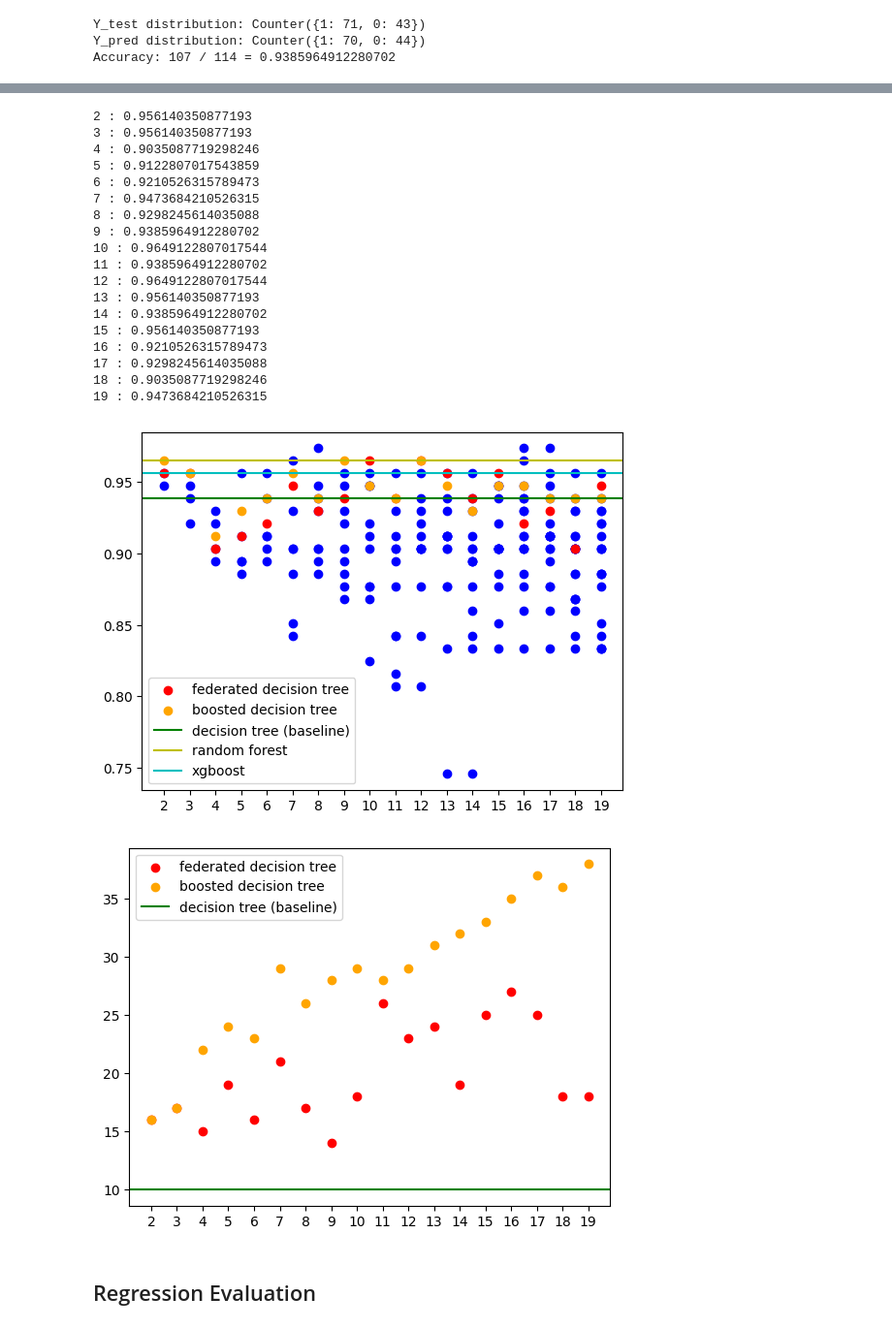
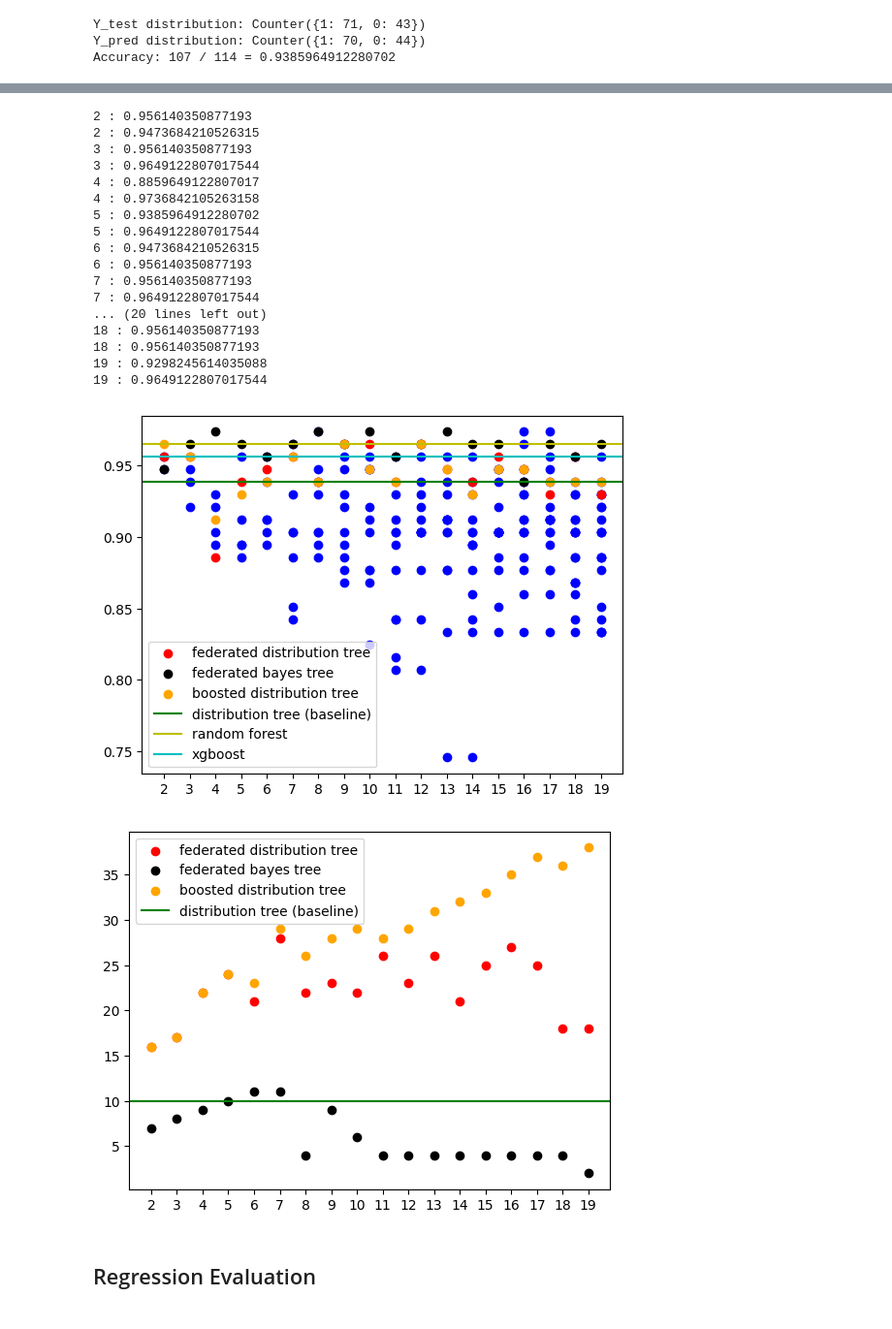
Before and after one commit to TakoAI/federated-decision-tree, a Jupyter notebook: federated-decision-tree-evaluation.ipynb, the cells around one changed output, grey strips where cells are left out. Shown: that part at 97% size. Cells and saved outputs as stored; diff of their text form; code cells hidden in the pictures.

Commit message:
2023-04-08-bayes-tree

```diff
--- a/federated-decision-tree-evaluation.ipynb
+++ b/federated-decision-tree-evaluation.ipynb
@@ -45,8 +45,9 @@ XGBClassifier(base_score=None, booster=None, callbacks=None,
               n_estimators=100, n_jobs=None, num_parallel_tree=None,
               predictor=None, random_state=None, ...)
 # %%
-# Initiate and train the federated decision tree
-root = FDT(X_train, Y_train).grow_tree()
+# Initiate and train the federated distribution tree
+root = FDT().fit(X_train, Y_train)
+root2 = FDT(algo_type="bayes").fit(X_train, Y_train)
 # %%
 def evaluate_test(root, verbose = True):
     Xsubset = X_test.copy()
@@ -95,69 +103,93 @@ n = len(Y_train)
 result_sep = []
 result_merge = []
 result_model = []
+result2_sep = []
+result2_merge = []
+result2_model = []
 result_boost = []
 count_boost = []
+
 for separate_n in range(2, limit):
     seg = n // separate_n
     roots = []
+    root2s = []
+
     for i in range(separate_n):
         X_train_tmp, Y_train_tmp = X_train.head((i+1) * seg).tail(seg), Y_train[i*seg:(i+1)*seg]
-        root_tmp = FDT(X_train_tmp, Y_train_tmp).grow_tree()
+
+        root_tmp = FDT().fit(X_train_tmp, Y_train_tmp)
         roots.append(root_tmp)
+
+        root2_tmp = FDT(algo_type="bayes").fit(X_train_tmp, Y_train_tmp)
+        root2s.append(root2_tmp)
+
     result_tmp = [evaluate_test(root_tmp, verbose = False) for root_tmp in roots]
     result_sep.append(result_tmp)
+
+    result2_tmp = [evaluate_test(root2_tmp, verbose = False) for root2_tmp in root2s]
+    result2_sep.append(result2_tmp)
+
     bc = BoostClassifier(roots)
     result_boost.append(evaluate_test(bc, verbose = False))
     count_boost.append(sum([r.get_stats()["count"] for r in roots]))
+
     for root_tmp in roots[1:]:
         roots[0].merge(root_tmp)
     result_tmp = evaluate_test(roots[0], verbose = False)
     print(separate_n, ":", result_tmp)
     result_merge.append(result_tmp)
     result_model.append(roots[0])
+
+    for root2_tmp in root2s[1:]:
+        root2s[0].merge(root2_tmp)
+    result2_tmp = evaluate_test(root2s[0], verbose = False)
+    print(separate_n, ":", result2_tmp)
+    result2_merge.append(result2_tmp)
+    result2_model.append(root2s[0])
 # %% [output]
 2 : 0.956140350877193
+2 : 0.9473684210526315
 3 : 0.956140350877193
-4 : 0.9035087719298246
-5 : 0.9122807017543859
-6 : 0.9210526315789473
-7 : 0.9473684210526315
-8 : 0.9298245614035088
-9 : 0.9385964912280702
-10 : 0.9649122807017544
-11 : 0.9385964912280702
-12 : 0.9649122807017544
-13 : 0.956140350877193
-14 : 0.9385964912280702
-15 : 0.956140350877193
-16 : 0.9210526315789473
-17 : 0.9298245614035088
-18 : 0.9035087719298246
-19 : 0.9473684210526315
+3 : 0.9649122807017544
+4 : 0.8859649122807017
+4 : 0.9736842105263158
+5 : 0.9385964912280702
+5 : 0.9649122807017544
+6 : 0.9473684210526315
+6 : 0.956140350877193
+7 : 0.956140350877193
+7 : 0.9649122807017544
+... (20 lines left out)
+18 : 0.956140350877193
+18 : 0.956140350877193
+19 : 0.9298245614035088
+19 : 0.9649122807017544
 # %%
 plt.figure()
 for separate_n in range(2, limit):
     plt.scatter(x=np.ones(separate_n)*separate_n, y=result_sep[separate_n-2], c="b")
-plt.scatter(x=range(2, limit), y=result_merge, c="r", label="federated decision tree")
-plt.scatter(x=range(2, limit), y=result_boost, c="orange", label="boosted decision tree")
-plt.axhline(y = base, color = 'g', linestyle = '-', label="decision tree (baseline)")
+plt.scatter(x=range(2, limit), y=result_merge, c="r", label="federated distribution tree")
+plt.scatter(x=range(2, limit), y=result2_merge, c="black", label="federated bayes tree")
+plt.scatter(x=range(2, limit), y=result_boost, c="orange", label="boosted distribution tree")
+plt.axhline(y = base, color = 'g', linestyle = '-', label="distribution tree (baseline)")
 plt.axhline(y = skbase, color = 'y', linestyle = '-', label="random forest")
 plt.axhline(y = xgbbase, color = 'c', linestyle = '-', label="xgboost")
 plt.xticks(range(2, limit), range(2, limit))
 plt.legend()
 plt.show()
 # %% [output]
-[figure, old version]
+[figure, new version]
 # %%
 plt.figure()
-plt.scatter(x=range(2, limit), y=[r.get_stats()["count"] for r in result_model], c="r", label="federated decision tree")
-plt.scatter(x=range(2, limit), y=count_boost, c="orange", label="boosted decision tree")
-plt.axhline(y = root.get_stats()["count"], color = 'g', linestyle = '-', label="decision tree (baseline)")
+plt.scatter(x=range(2, limit), y=[r.get_stats()["count"] for r in result_model], c="r", label="federated distribution tree")
+plt.scatter(x=range(2, limit), y=[r.get_stats()["count"] for r in result2_model], c="black", label="federated bayes tree")
+plt.scatter(x=range(2, limit), y=count_boost, c="orange", label="boosted distribution tree")
+plt.axhline(y = root.get_stats()["count"], color = 'g', linestyle = '-', label="distribution tree (baseline)")
 plt.xticks(range(2, limit), range(2, limit))
 plt.legend()
 plt.show()
 # %% [output]
-[figure, old version]
+[figure, new version]
 # %% [markdown]
 ## Regression Evaluation
 # %%
```
Also changed, not shown: parts of 6 cells of this notebook, 6 other files.
